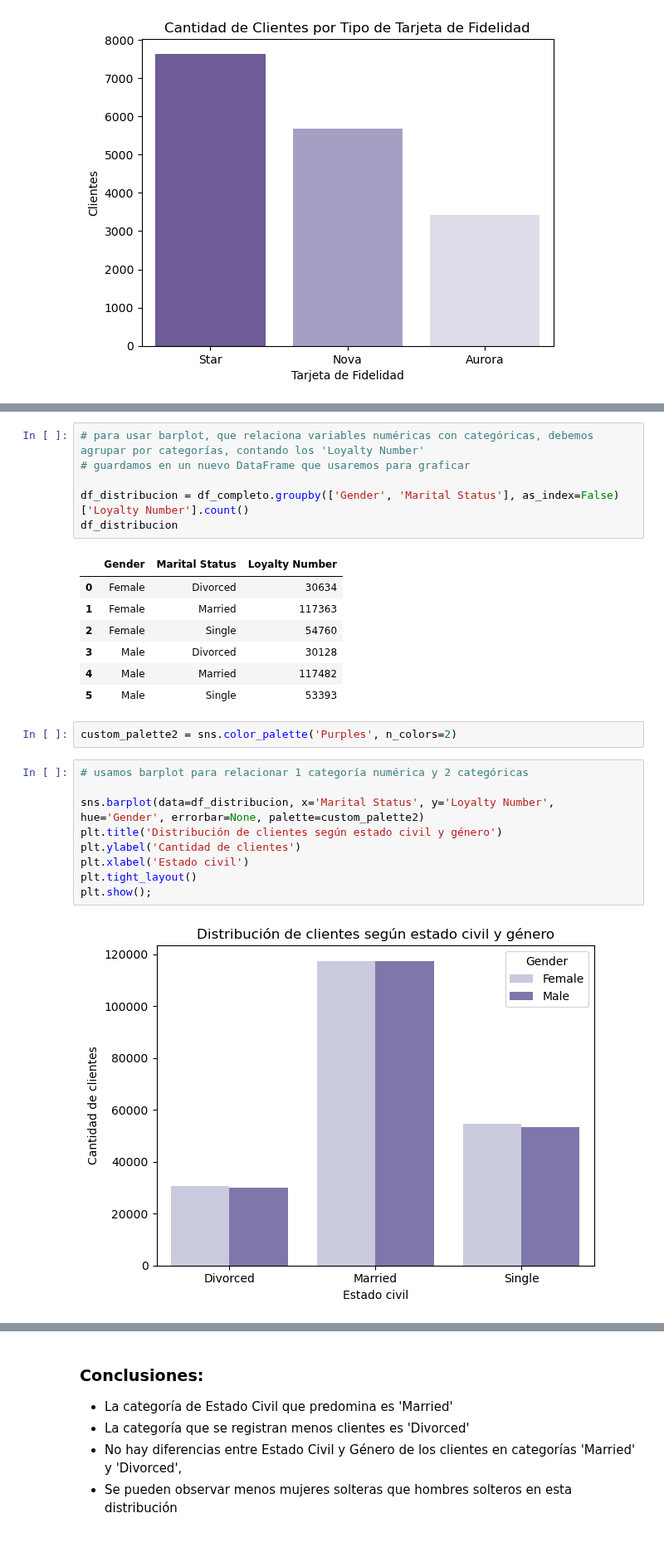
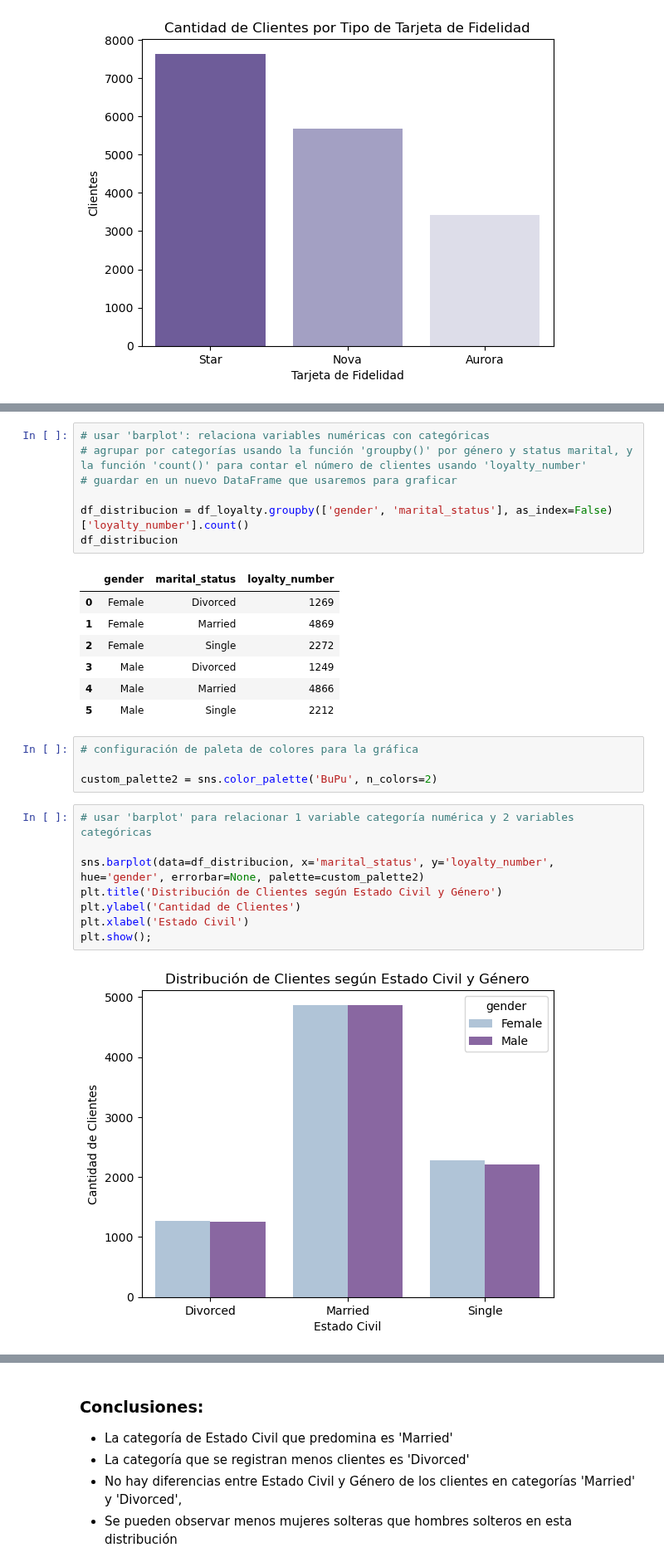
Before and after one commit to Adalab/bda-modulo-3-evaluacion-final-MarPastor, a Jupyter notebook: notebook/final_evaluation_mod3_marpastor.ipynb, the cells around one changed output, grey strips where cells are left out. Shown at 83% size. Drawn from its saved outputs; the diff is of its cells as text; blank space fills up the shorter version.

```diff
--- a/notebook/final_evaluation_mod3_marpastor.ipynb
+++ b/notebook/final_evaluation_mod3_marpastor.ipynb
@@ -1551,30 +1556,32 @@ Data columns (total 3 columns):
 dtypes: int64(1), object(2)
 memory usage: 392.4+ KB
 # %%
-# para usar barplot, que relaciona variables numéricas con categóricas, debemos agrupar por categorías, contando los 'Loyalty Number'
-# guardamos en un nuevo DataFrame que usaremos para graficar
+# usar 'barplot': relaciona variables numéricas con categóricas
+# agrupar por categorías usando la función 'groupby()' por género y status marital, y la función 'count()' para contar el número de clientes usando 'loyalty_number'
+# guardar en un nuevo DataFrame que usaremos para graficar
 
-df_distribucion = df_completo.groupby(['Gender', 'Marital Status'], as_index=False)['Loyalty Number'].count()
+df_distribucion = df_loyalty.groupby(['gender', 'marital_status'], as_index=False)['loyalty_number'].count()
 df_distribucion
 # %% [output]
-|  | Gender | Marital Status | Loyalty Number |
-| 0 | Female | Divorced | 30634 |
-| 1 | Female | Married | 117363 |
-| 2 | Female | Single | 54760 |
-| 3 | Male | Divorced | 30128 |
-| 4 | Male | Married | 117482 |
-| 5 | Male | Single | 53393 |
+|  | gender | marital_status | loyalty_number |
+| 0 | Female | Divorced | 1269 |
+| 1 | Female | Married | 4869 |
+| 2 | Female | Single | 2272 |
+| 3 | Male | Divorced | 1249 |
+| 4 | Male | Married | 4866 |
+| 5 | Male | Single | 2212 |
 # %%
-custom_palette2 = sns.color_palette('Purples', n_colors=2)
+# configuración de paleta de colores para la gráfica
+
+custom_palette2 = sns.color_palette('BuPu', n_colors=2)
 # %%
-# usamos barplot para relacionar 1 categoría numérica y 2 categóricas
+# usar 'barplot' para relacionar 1 variable categoría numérica y 2 variables categóricas
 
-sns.barplot(data=df_distribucion, x='Marital Status', y='Loyalty Number', hue='Gender', errorbar=None, palette=custom_palette2)
-plt.title('Distribución de clientes según estado civil y género')
-plt.ylabel('Cantidad de clientes')
-plt.xlabel('Estado civil')
-plt.tight_layout()
+sns.barplot(data=df_distribucion, x='marital_status', y='loyalty_number', hue='gender', errorbar=None, palette=custom_palette2)
+plt.title('Distribución de Clientes según Estado Civil y Género')
+plt.ylabel('Cantidad de Clientes')
+plt.xlabel('Estado Civil')
 plt.show();
 # %% [output]
-[figure, old version]
+[figure, new version]
 # %%
```
Also changed, not shown: parts of 6 cells of this notebook, 2 other files.
